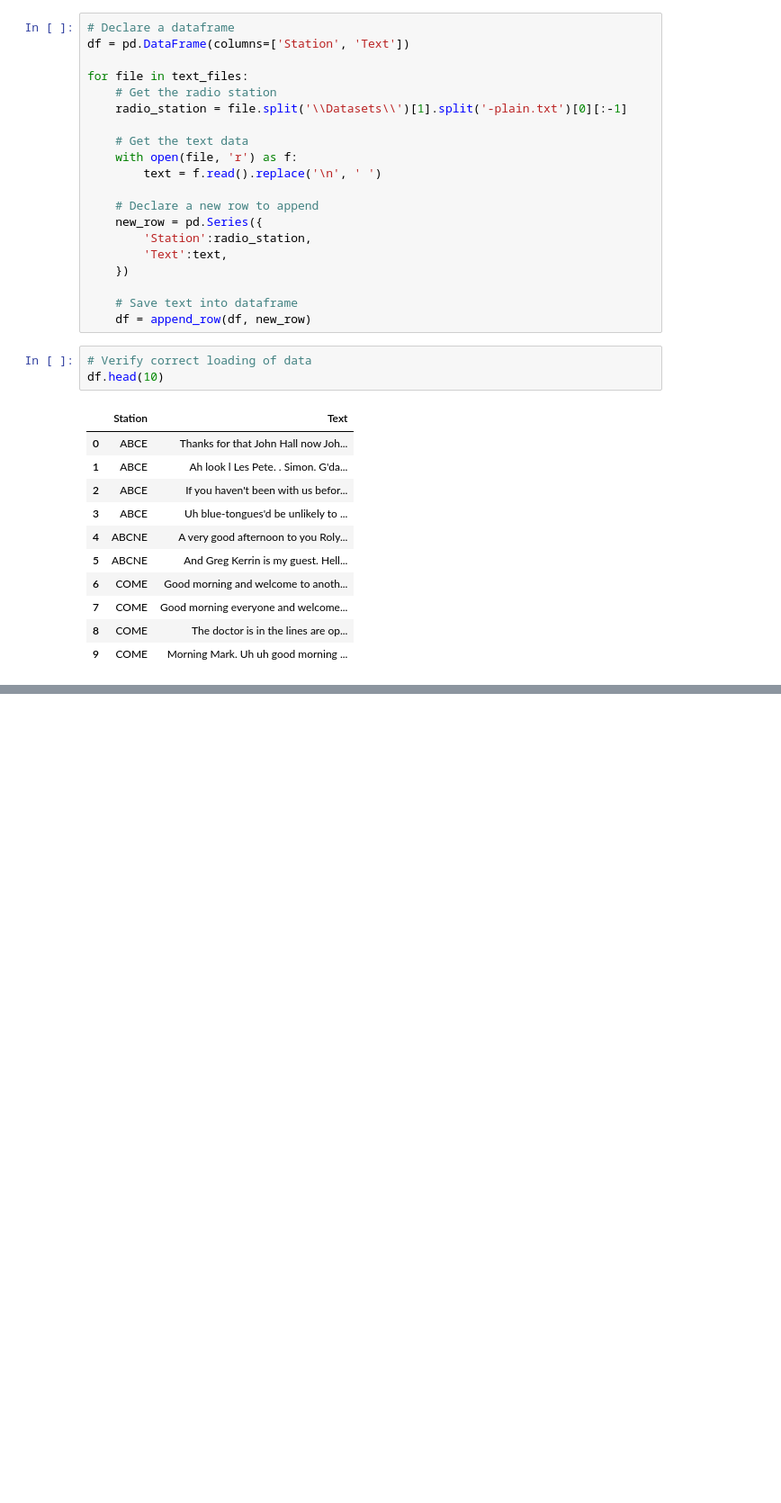
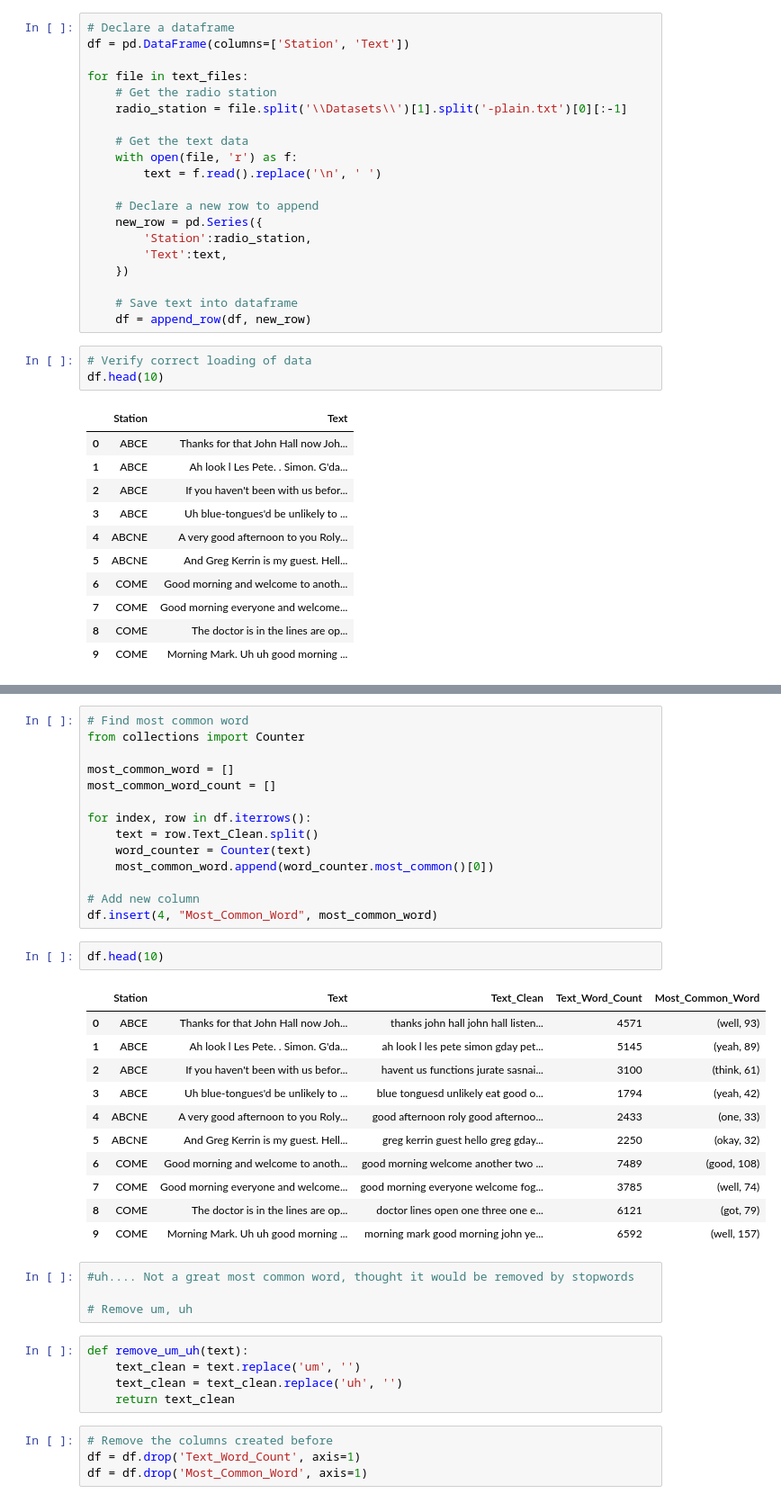
Before and after one commit to jn432/ANLP, a Jupyter notebook: Assignment 1/AT1.ipynb, the cells around one changed output, grey strips where cells are left out. Shown at 90% size. Cells and saved outputs as stored; diff of their text form; blank space fills up the shorter version.

```diff
--- a/Assignment 1/AT1.ipynb
+++ b/Assignment 1/AT1.ipynb
@@ -69,0 +258,41 @@ text
+# %%
+# Find most common word
+from collections import Counter
+
+most_common_word = []
+most_common_word_count = []
+
+for index, row in df.iterrows():
+    text = row.Text_Clean.split()
+    word_counter = Counter(text)
+    most_common_word.append(word_counter.most_common()[0])
+
+# Add new column
+df.insert(4, "Most_Common_Word", most_common_word)
+# %%
+df.head(10)
+# %% [output]
+|  | Station | Text | Text_Clean | Text_Word_Count | Most_Common_Word |
+| 0 | ABCE | Thanks for that John Hall now Joh... | thanks john hall john hall listen... | 4571 | (well, 93) |
+| 1 | ABCE | Ah look l Les Pete. . Simon. G'da... | ah look l les pete simon gday pet... | 5145 | (yeah, 89) |
+| 2 | ABCE | If you haven't been with us befor... | havent us functions jurate sasnai... | 3100 | (think, 61) |
+| 3 | ABCE | Uh blue-tongues'd be unlikely to ... | blue tonguesd unlikely eat good o... | 1794 | (yeah, 42) |
+| 4 | ABCNE | A very good afternoon to you Roly... | good afternoon roly good afternoo... | 2433 | (one, 33) |
+| 5 | ABCNE | And Greg Kerrin is my guest. Hell... | greg kerrin guest hello greg gday... | 2250 | (okay, 32) |
+| 6 | COME | Good morning and welcome to anoth... | good morning welcome another two ... | 7489 | (good, 108) |
+| 7 | COME | Good morning everyone and welcome... | good morning everyone welcome fog... | 3785 | (well, 74) |
+| 8 | COME | The doctor is in the lines are op... | doctor lines open one three one e... | 6121 | (got, 79) |
+| 9 | COME | Morning Mark. Uh uh good morning ... | morning mark good morning john ye... | 6592 | (well, 157) |
+# %%
+#uh.... Not a great most common word, thought it would be removed by stopwords
+
+# Remove um, uh
+# %%
+def remove_um_uh(text):
+    text_clean = text.replace('um', '')
+    text_clean = text_clean.replace('uh', '')
+    return text_clean
+# %%
+# Remove the columns created before
+df = df.drop('Text_Word_Count', axis=1)
+df = df.drop('Most_Common_Word', axis=1)
```
Also changed, not shown: parts of 21 cells of this notebook.
